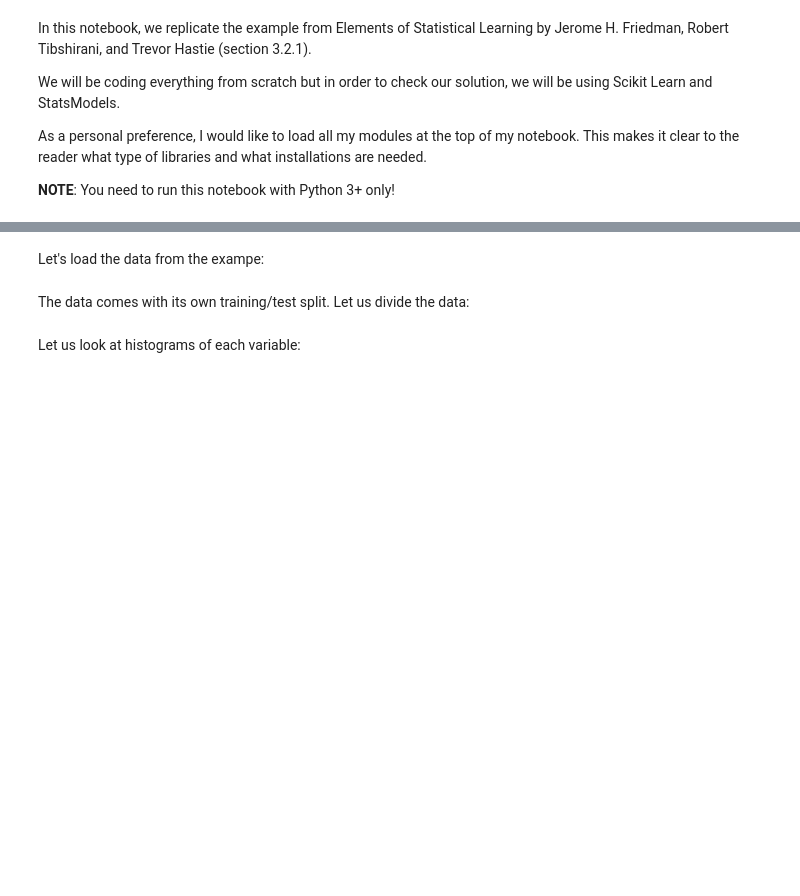
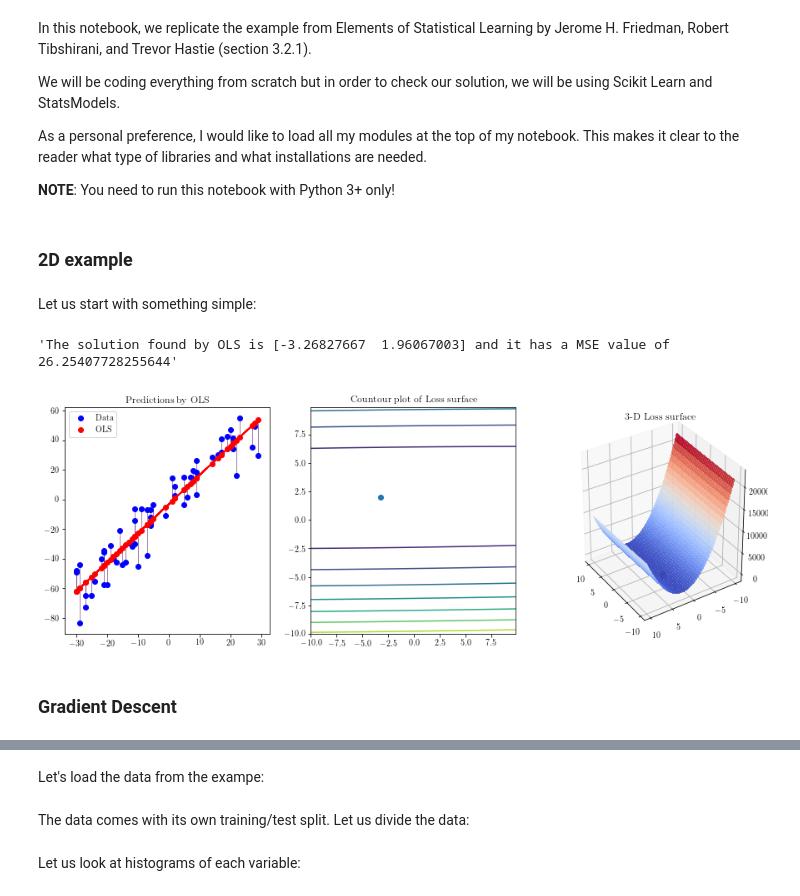
Before and after one commit to amir-rahnama/interpretability_playground, a Jupyter notebook: Linear Regression.ipynb, the cells around one changed output, grey strips where cells are left out. Saved outputs shown, nothing was run; the diff lists cells and outputs as text; code cells hidden in the pictures; blank space fills up the shorter version.

Commit message:
latest update for linear regression

```diff
--- a/Linear Regression.ipynb
+++ b/Linear Regression.ipynb
@@ -36,0 +44,3 @@ from sklearn.utils import shuffle
+# %%
+plt.rc('text', usetex=True)
+plt.rc('font', family='serif')
@@ -36,0 +49,73 @@ from sklearn.utils import shuffle
+# %% [markdown]
+### 2D example
+# %% [markdown]
+Let us start with something simple:
+# %%
+x_train, y_train, x_test, y_test = synthetic_linear()
+# %%
+w_ols = np.matmul(np.linalg.inv(np.matmul(x_train.T, x_train)), np.matmul(x_train.T, y_train))
+y_hat_ols_test = linear_implicit_bias(x_test, w_ols)
+y_hat_ols_train = linear_implicit_bias(x_train, w_ols)
+
+_mse = np.sum(np.square(y_hat_ols_test - y_test), axis=0) / (2 * x_train.shape[0])
+# %%
+'The solution found by OLS is {} and it has a MSE value of {}'.format(w_ols, _mse)
+# %% [output]
+'The solution found by OLS is [-3.26827667  1.96067003] and it has a MSE value of 26.25407728255644'
+# %%
+from matplotlib.collections import LineCollection
+
+fig = plt.figure(figsize=(15, 5))
+
+ax = fig.add_subplot(1, 3, 1)
+
+plt.rc('text', usetex=True)
+plt.rc('font', family='serif')
+
+segments = [[[x_train[i, 1], y_train[i]], [x_train[i, 1], y_hat_ols_train[i]]] for i in range(training_size)]
+lc = LineCollection(segments, zorder=0, color='green')
+lc.set_array(np.ones(len(y_train)))
+lc.set_linewidths(np.full(40, 0.5))
+
+ax.scatter(x_train[:, 1], y_train, color='blue', label='Data')
+ax.scatter(x_train[:, 1], y_hat_ols_train, color='red', label= 'OLS')
+ax.plot(x_train[:, 1], y_hat_ols_train, color='red')
+ax.set_title('Predictions by OLS')
+plt.gca().add_collection(lc)
+ax.legend()
+
+ax = fig.add_subplot(1, 3, 2)
+
+delta = 0.10
+_w_ = np.arange(-10, 10, delta)
+_w_0 = np.arange(-10, 10, delta)
+W, W_0 = np.meshgrid(_w_, _w_0)
+
+# Calculate loss surface
+loss = []
+for w, b in np.nditer([W, W_0]):
+    _y_hat = linear(x_train[:, 1].reshape(training_size, 1), w.reshape(1), b.reshape(1))
+    loss.append(np.square(_y_hat - y_train).sum()  /(2 * training_size))
+loss_ = np.array(loss).reshape(W.shape)
+
+ax.contour(W_0, W, loss_)
+#ax.plot(w_ols[0], w_ols[1], linestyle='-', marker='o')
+ax.scatter(w_ols[0], w_ols[1])
+ax.set_title('Countour plot of Loss surface')
+
+
+ax = fig.add_subplot(1, 3, 3, projection='3d')
+ax.plot_surface(W_0, W, loss_, cmap=cm.coolwarm,
+                       linewidth=0, antialiased=False, alpha=0.75)
+
+_y_hat_ = linear(x_train[:, 1].reshape(training_size, 1), w_ols[1].reshape(1), w_ols[0].reshape(1))
+ax.scatter(w_ols[0], w_ols[1], _y_hat_, color='black', marker='o', s=30)
+ax.set_title('3-D Loss surface')
+ax.view_init(30, 147)
+
+plt.savefig('loss_surface_2d_ols.eps', format='eps')
+plt.show()
+# %% [output]
+[figure, added]
+# %% [markdown]
+### Gradient Descent
```
Also changed, not shown: parts of 32 cells of this notebook, 3 other files.
